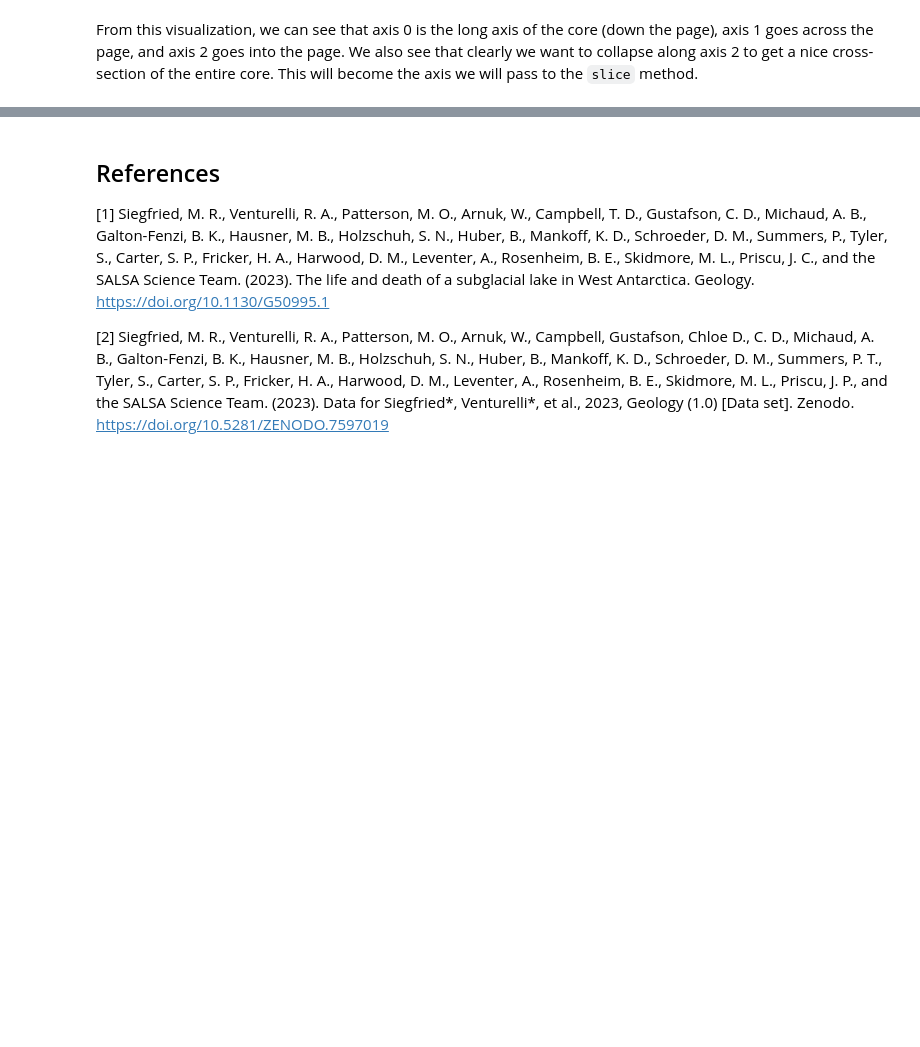
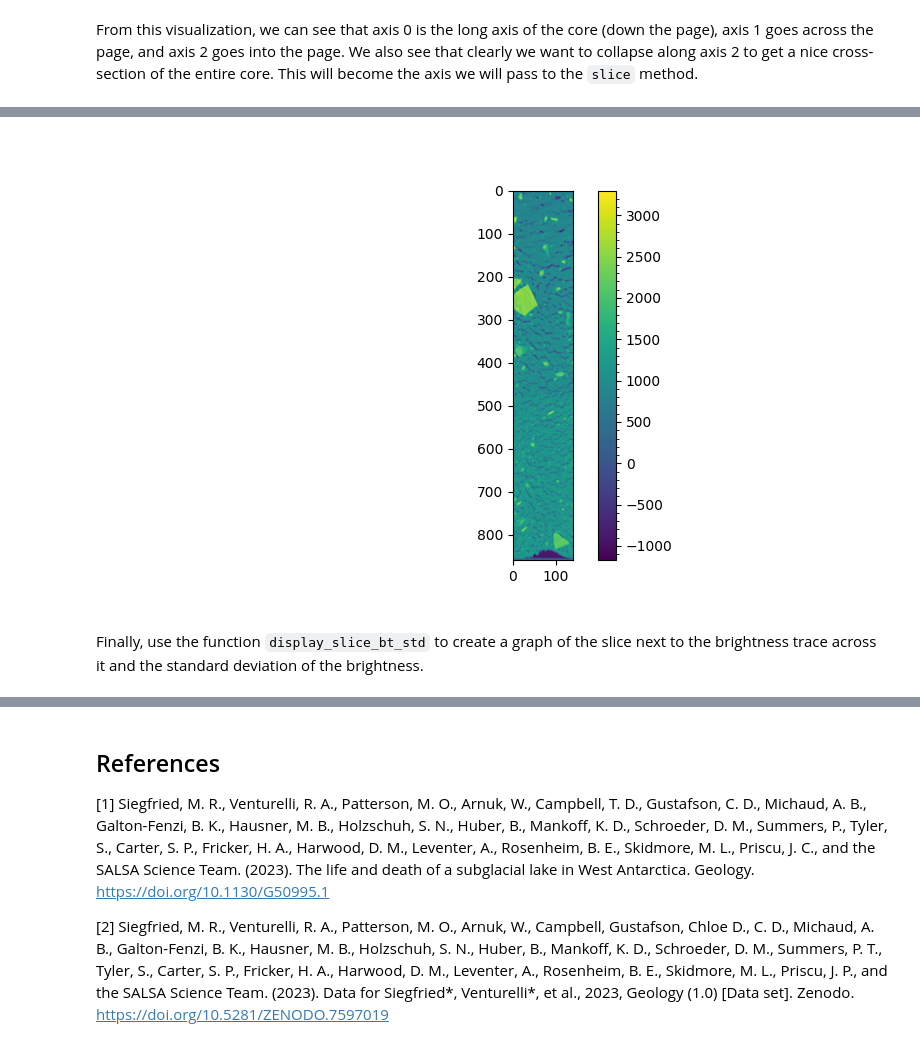
Before and after one commit to mines-erds/core-ct, a Jupyter notebook: examples/visualization_demo.ipynb, the cells around one changed output, grey strips where cells are left out. Saved outputs shown, nothing was run; the diff lists cells and outputs as text; code cells hidden in the pictures; blank space fills up the shorter version.

```diff
--- a/examples/visualization_demo.ipynb
+++ b/examples/visualization_demo.ipynb
@@ -91,8 +107,11 @@ fig, (ax1, ax2, ax3) = visualize.display_core(my_core)
 # %%
-# now we want to take a slice, collapsing axis 2 as per our visualization above
 axis = 2
-slice_loc = int(core_dim[axis]/2) # right in the middle
+slice_loc = core_dim[axis]//2
 my_slice = my_core.slice(axis=axis, loc=slice_loc)
 visualize.display_slice(my_slice)
 plt.show()
+# %% [output]
+[figure, added]
+# %% [markdown]
+Finally, use the function `display_slice_bt_std` to create a graph of the slice next to the brightness trace across it and the standard deviation of the brightness.
 # %%
```
Also changed, not shown: parts of 9 cells of this notebook.
